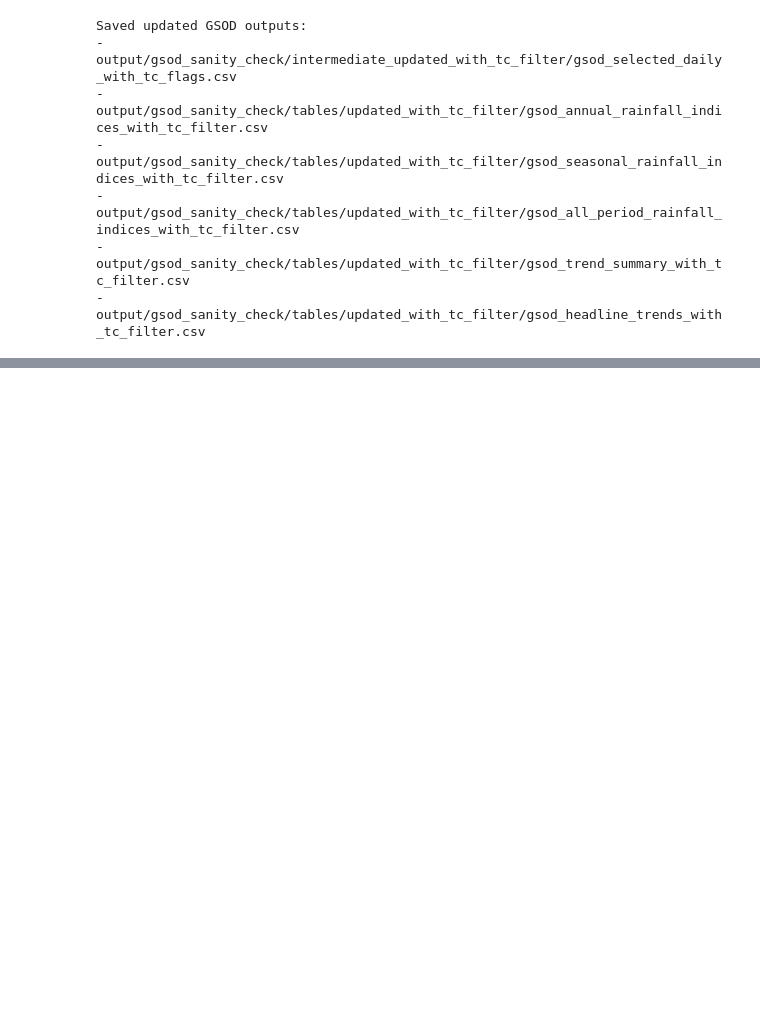
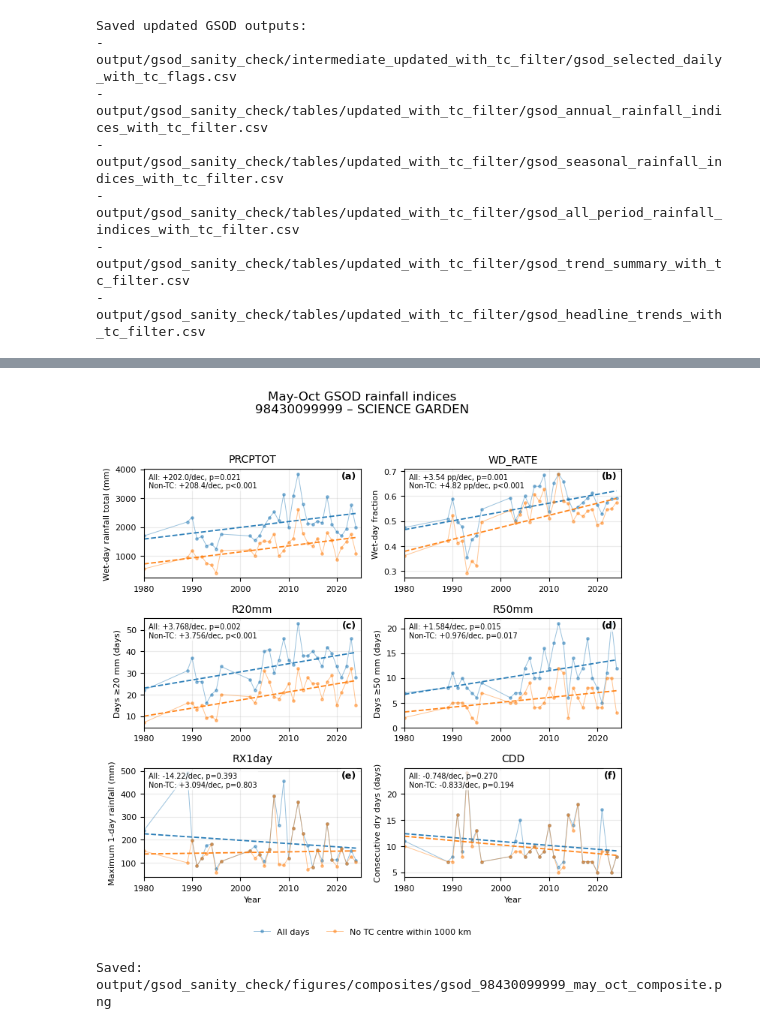
Before and after one commit to baracoma/science-garden-rainfall-trends, a Jupyter notebook: 03b_gsod_sanity_check.ipynb, the cells around one changed output, grey strips where cells are left out. Cells and saved outputs as stored; diff of their text form; code cells hidden in the pictures; blank space fills up the shorter version.

```diff
--- a/03b_gsod_sanity_check.ipynb
+++ b/03b_gsod_sanity_check.ipynb
@@ -1790,17 +1794,20 @@ make_gsod_composite_timeseries_figure(
 # %%
-station_id = "98429099999"
+# station_id = "98429099999"
 
 make_gsod_composite_timeseries_figure(
     data=gsod_all_period_indices,
     trend_summary=gsod_trend_summary,
     station_id=station_id,
     indices=GSOD_COMPOSITE_INDICES,
     period_type="Seasonal",
     period=WET_SEASON_LABEL,
     output_path=GSOD_COMPOSITE_FIGURE_DIR / f"gsod_{station_id}_may_oct_composite.png",
     figure_title=f"{WET_SEASON_LABEL} GSOD rainfall indices\n{station_label_from_id(station_id)}",
     ncols=2,
     panel_width=3.6,
     panel_height=2.45,
     annotate_stats=True,
 )
+# %% [output]
+[figure, added]
+Saved: output/gsod_sanity_check/figures/composites/gsod_98430099999_may_oct_composite.png
```
Also changed, not shown: parts of 2 cells of this notebook, 2 other files.
